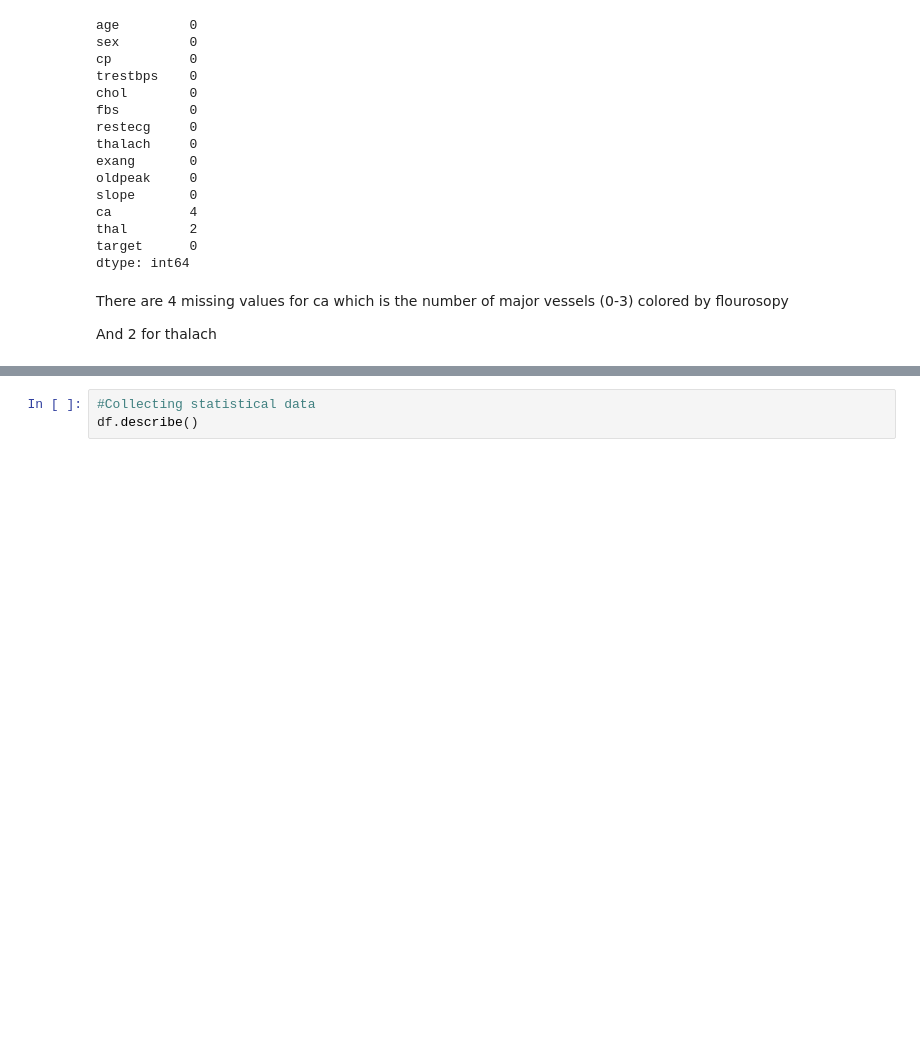
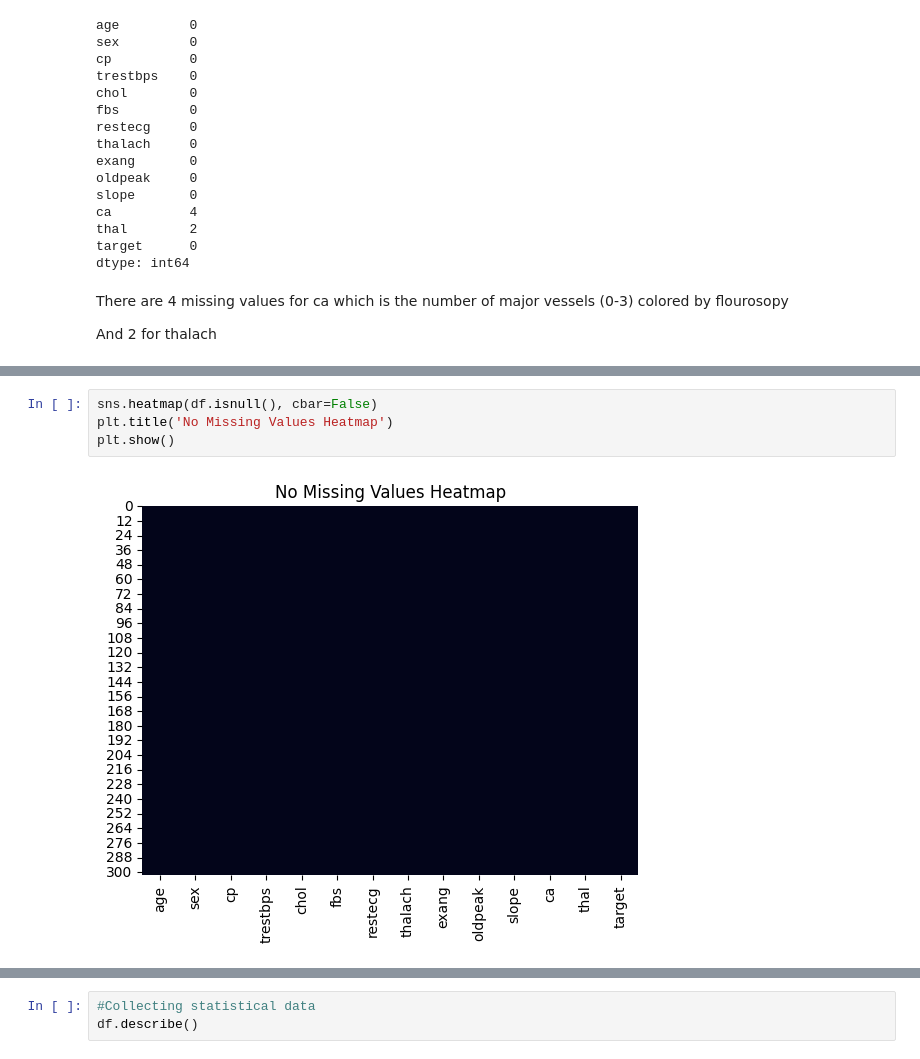
Before and after one commit to RabiatS/PulsePredictors-ML, a Jupyter notebook: Notebook/pulsePredictor.ipynb, the cells around one changed output, grey strips where cells are left out. Cells and saved outputs as stored; diff of their text form; blank space fills up the shorter version.

```diff
--- a/Notebook/pulsePredictor.ipynb
+++ b/Notebook/pulsePredictor.ipynb
@@ -59,3 +92,9 @@ And 2 for thalach
+# %%
+sns.heatmap(df.isnull(), cbar=False)
+plt.title('No Missing Values Heatmap')
+plt.show()
+# %% [output]
+[figure, added]
 # %%
 #Looking for corrolation
 df.corr()
```
Also changed, not shown: parts of 12 cells of this notebook.
